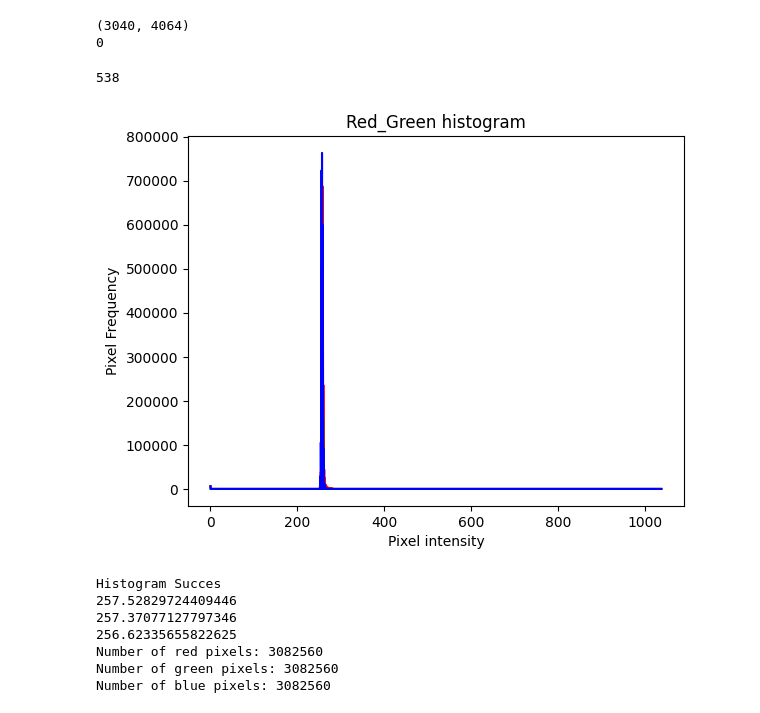
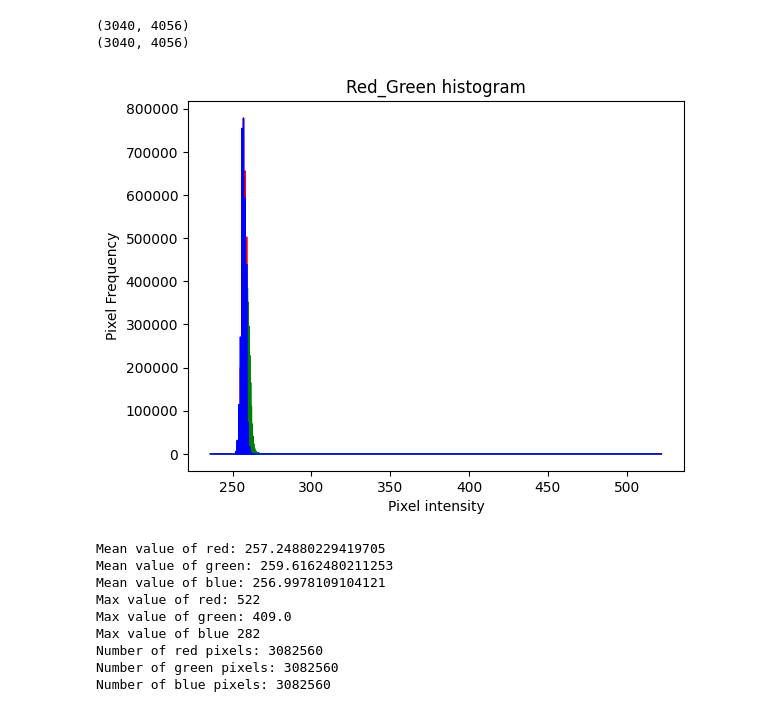
Before and after one commit to MartinReinhard10/In-Situ_Soil_Optode_Data_Processing, a Jupyter notebook: Optode Calibration/Camera_histogram.ipynb, the cells around one changed output. Saved outputs shown, nothing was run; the diff lists cells and outputs as text; code cells hidden in the pictures.

Commit message:
fixed dynamic range of histogram

```diff
--- a/Optode Calibration/Camera_histogram.ipynb
+++ b/Optode Calibration/Camera_histogram.ipynb
@@ -60,53 +60,78 @@ plt.imshow(raw, cmap="gray")
 <matplotlib.image.AxesImage at 0x...>
 [figure]
-# %%
-print(np.shape(raw))
-print(np.min(raw))
-# %% [output]
-(3040, 4064)
-0
+# %%
+# Print the shape of the data array
+print(np.shape(raw))
+
+# Remove padding in dataset
+raw = raw[:,:4056]
+print(np.shape(raw))
+# %% [output]
+(3040, 4056)
+(3040, 4056)
 # %%
-center_crop = raw[1000:2000, 2000:3000]
-print(np.max(raw))
-
 #Get color channels in bayer order (BGGR)
 red = raw[1::2,1::2]
 green1 = raw[0::2,1::2]
 green2 = raw[1::2,0::2]
 green = np.add(green1,green2)/2
 blue = raw[0::2,0::2]
 
 #Make histogram for red and green channel # Set camera controls to have good pixel saturation
 Colors=("red","green","blue")
 Channel_ids=(red,green,blue)
+
+#Calculate the minimum and maximum value of the dataset
+min_value_red = np.min(red)
+min_value_green = np.min(green)
+min_value_blue = np.min(blue)
+max_value_red = np.max(red)
+max_value_green = np.max(green)
+max_value_blue = np.max(blue)
+
+min_value = min(min_value_red, min_value_green, min_value_blue)
+max_value = max(max_value_red, max_value_green, max_value_blue)
+
 for channel_id, c in zip(Channel_ids,Colors):
-    histogram, bin_edges=np.histogram(channel_id,bins=4095, range=(0,np.max(red)+500))
-    plt.plot(bin_edges[0:-1],histogram,color=c)
+    histogram, bin_edges=np.histogram(channel_id,bins=4095, range=(min_value,max_value))
+    plt.plot(bin_edges[0:-1], histogram, color=c, linewidth = 1)
+
 plt.title("Red_Green histogram")
 plt.xlabel("Pixel intensity")
 plt.ylabel("Pixel Frequency")
 plt.show()
-print("Histogram Succes")
 
-print(np.mean(red))
-print(np.mean(green))
-print(np.mean(blue))
+#Get mean of pixel intensities for each channel
+mean_red = np.mean(red)
+mean_green = np.mean(green)
+mean_blue = np.mean(blue)
+
+print("Mean value of red:", mean_red)
+print("Mean value of green:", mean_green)
+print("Mean value of blue:", mean_blue)
+
+#Get MAX pixel intensity for eavh channel
+
+print("Max value of red:", max_value_red)
+print("Max value of green:", max_value_green)
+print("Max value of blue", max_value_blue)
 
 # Count number of red and green pixels
 num_red_pixels = np.count_nonzero(red)
 num_green_pixels = np.count_nonzero(green)
 num_blue_pixels =np.count_nonzero(blue)
 
 print("Number of red pixels:", num_red_pixels)
 print("Number of green pixels:", num_green_pixels)
 print("Number of blue pixels:", num_blue_pixels)
 # %% [output]
+[figure, new version]
-538
+Mean value of red: 257.24880229419705
+Mean value of green: 259.6162480211253
+Mean value of blue: 256.9978109104121
+Max value of red: 522
+Max value of green: 409.0
+Max value of blue 282
+Number of red pixels: 3082560
+Number of green pixels: 3082560
+Number of blue pixels: 3082560
-[figure, old version]
-Histogram Succes
-257.52829724409446
-257.37077127797346
-256.62335655822625
-Number of red pixels: 3082560
-Number of green pixels: 3082560
-Number of blue pixels: 3082560
```
Also changed, not shown: parts of 2 cells of this notebook.
